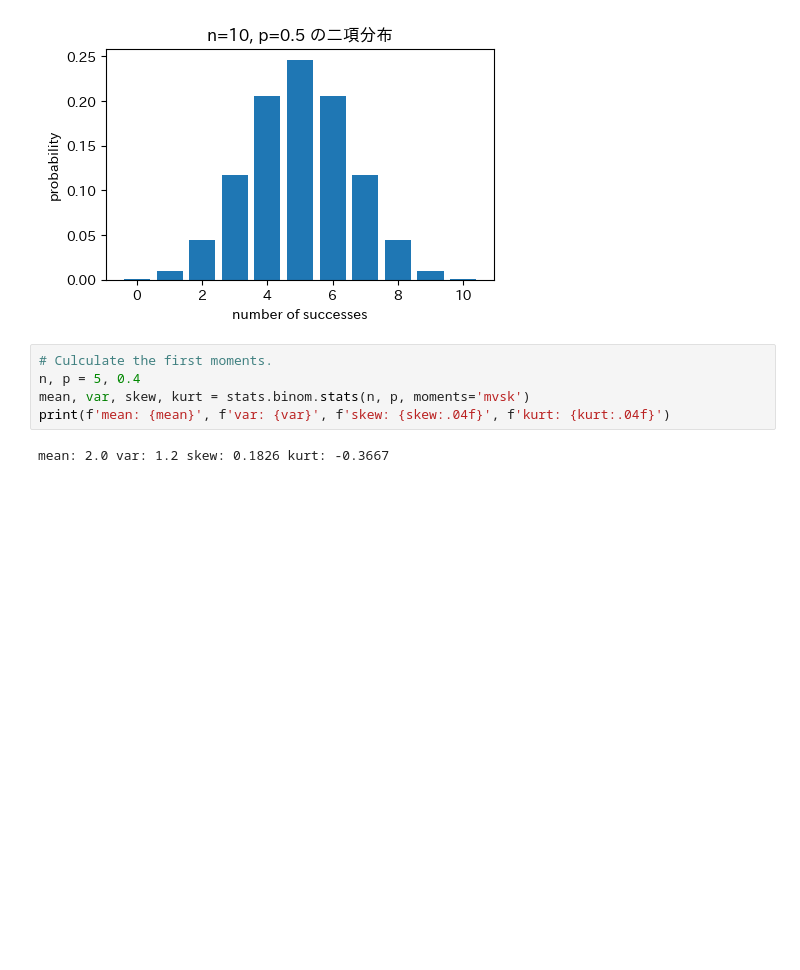
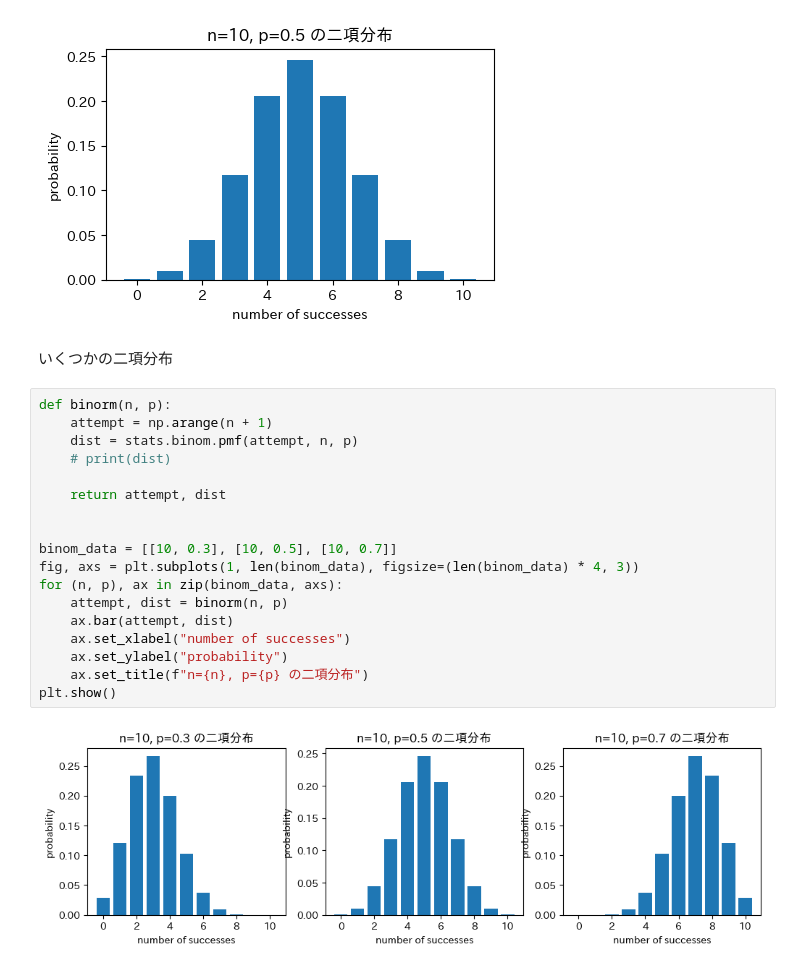
Before and after one commit to akmiccom/dataAnalyticsBasic, a Jupyter notebook: notebooks/scipy_stats_binom.ipynb, the cells around one changed output. Cells and saved outputs as stored; diff of their text form; blank space fills up the shorter version.

```diff
--- a/notebooks/scipy_stats_binom.ipynb
+++ b/notebooks/scipy_stats_binom.ipynb
@@ -20,13 +31,28 @@ plt.show()
 [0.00097656 0.00976563 0.04394531 0.1171875  0.20507812 0.24609375
  0.20507812 0.1171875  0.04394531 0.00976563 0.00097656]
 [figure]
-# %%
-# Culculate the first moments.
-n, p = 5, 0.4
-mean, var, skew, kurt = stats.binom.stats(n, p, moments='mvsk')
-print(f'mean: {mean}', f'var: {var}', f'skew: {skew:.04f}', f'kurt: {kurt:.04f}')
-# %% [output]
-mean: 2.0 var: 1.2 skew: 0.1826 kurt: -0.3667
+# %% [markdown]
+いくつかの二項分布
+# %%
+def binorm(n, p):
+    attempt = np.arange(n + 1)
+    dist = stats.binom.pmf(attempt, n, p)
+    # print(dist)
+
+    return attempt, dist
+
+
+binom_data = [[10, 0.3], [10, 0.5], [10, 0.7]]
+fig, axs = plt.subplots(1, len(binom_data), figsize=(len(binom_data) * 4, 3))
+for (n, p), ax in zip(binom_data, axs):
+    attempt, dist = binorm(n, p)
+    ax.bar(attempt, dist)
+    ax.set_xlabel("number of successes")
+    ax.set_ylabel("probability")
+    ax.set_title(f"n={n}, p={p} の二項分布")
+plt.show()
+# %% [output]
+[figure, added]
 # %%
 # Display the probability mass function(pmf)
 plt.figure(figsize=(5, 3))
```
Also changed, not shown: parts of 4 cells of this notebook, 16 other files.
